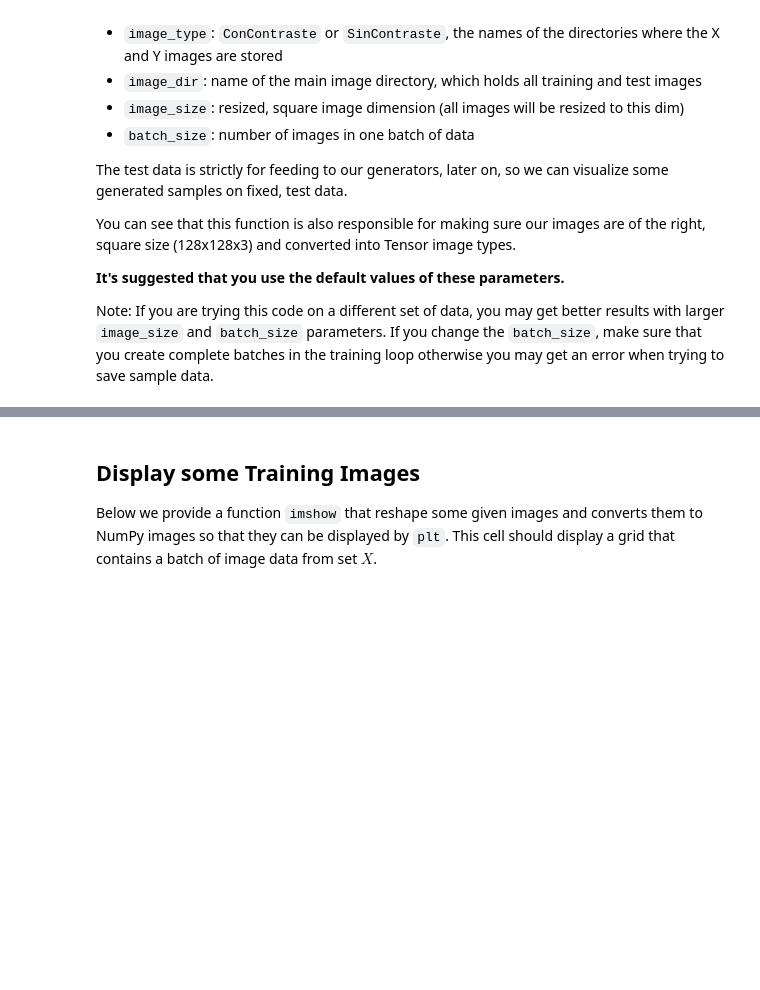
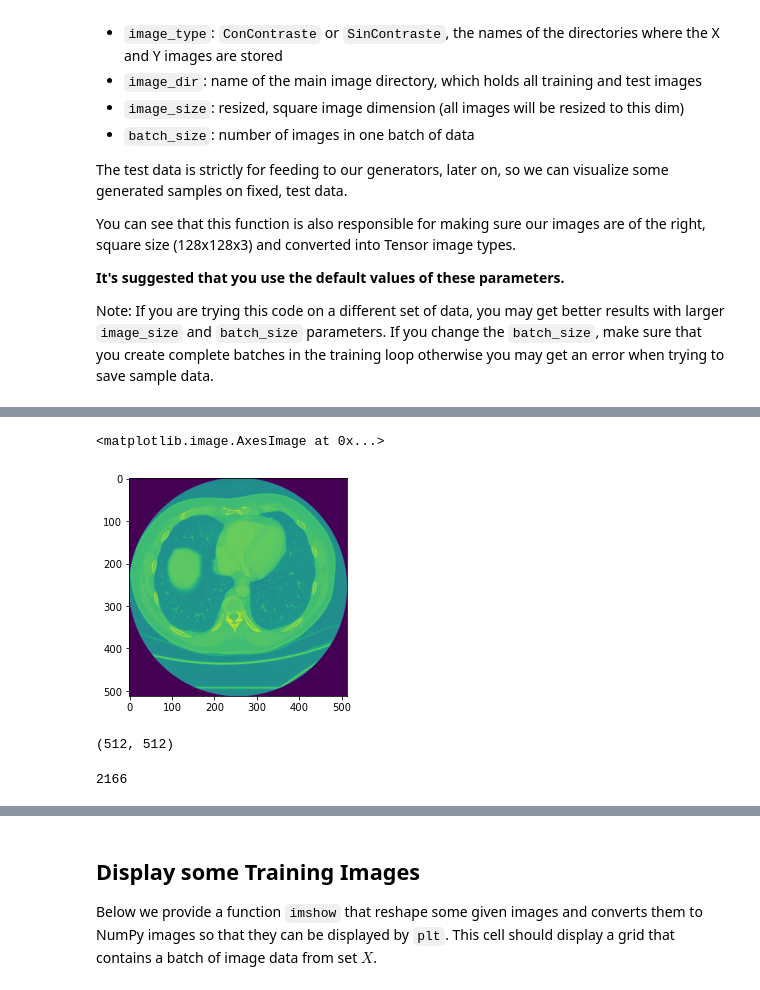
Before and after one commit to hvillamardev/dicom-cycle-gan, a Jupyter notebook: CycleGAN_Solution.ipynb, the cells around one changed output, grey strips where cells are left out. Drawn from its saved outputs; the diff is of its cells as text; code cells hidden in the pictures; blank space fills up the shorter version.

Commit message:
Cambios EDA imagenes DICOM

```diff
--- a/CycleGAN_Solution.ipynb
+++ b/CycleGAN_Solution.ipynb
@@ -123,0 +129,23 @@ torch.utils.data.dataloader.DataLoader
+# %%
+folder_path = Params.path_dcm
+ds_list=[]
+for p in os.listdir(folder_path):
+    for q in os.listdir(os.path.join(folder_path, p)):
+        dcm_path = os.path.join(folder_path, p, q)
+        images_path = os.listdir(dcm_path)
+        for n, image in enumerate(images_path):
+            ds = pydicom.read_file(os.path.join(dcm_path, image), force=True)
+            ds_list.append(ds)
+# %%
+plt.imshow(ds_list[-10].pixel_array)
+# %% [output]
+<matplotlib.image.AxesImage at 0x...>
+[figure, added]
+# %%
+print(ds_list[1].pixel_array.shape)
+# %% [output]
+(512, 512)
+# %%
+len(ds_list)
+# %% [output]
+2166
```
Also changed, not shown: parts of 19 cells of this notebook, 1 other file.
